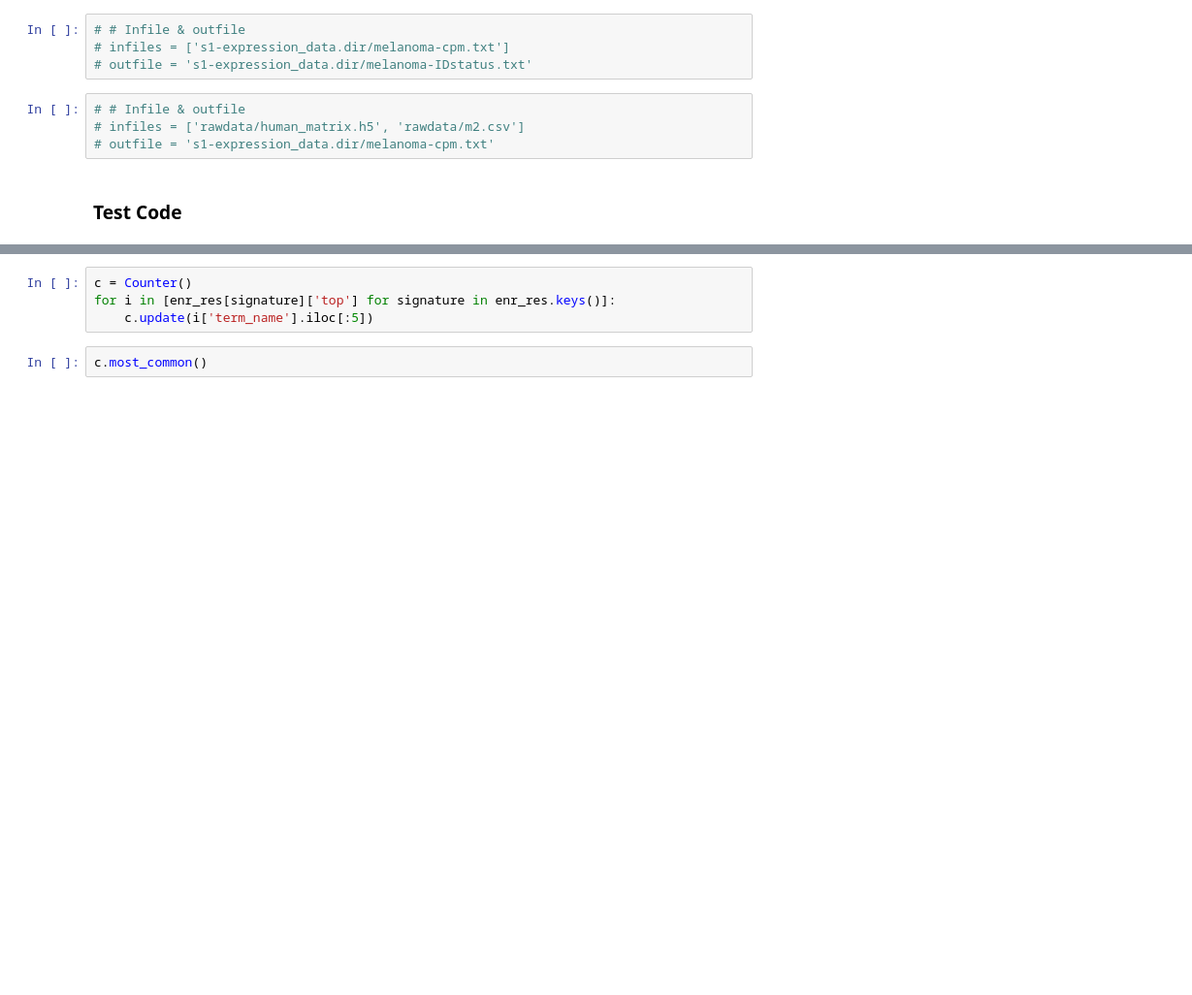
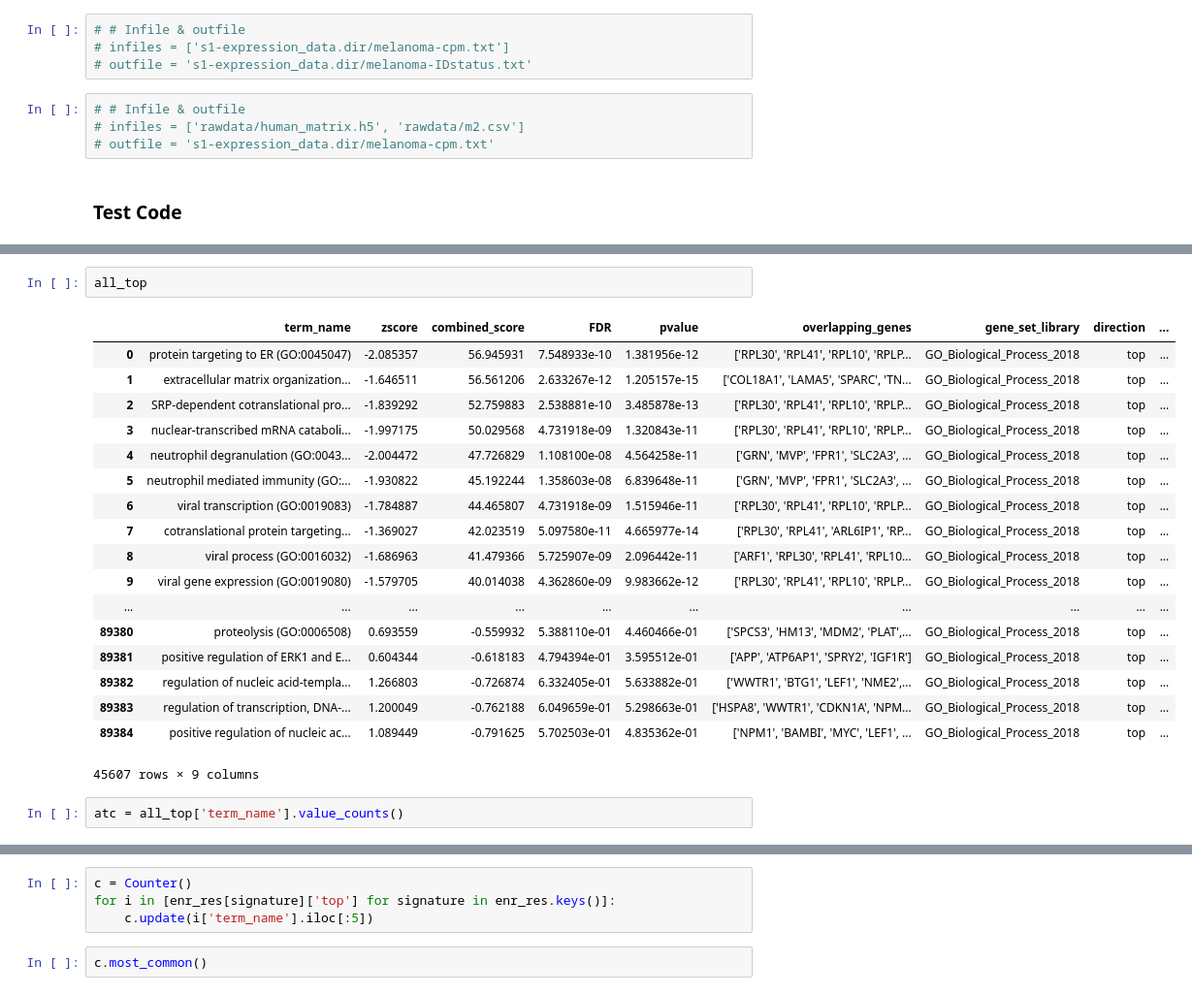
Before and after one commit to MaayanLab/human-melanoma-signature, a Jupyter notebook: pipeline/notebooks/Development.ipynb, the cells around one changed output, grey strips where cells are left out. Shown: that part at 97% size. Cells and saved outputs as stored; diff of their text form; blank space fills up the shorter version.

```diff
--- a/pipeline/notebooks/Development.ipynb
+++ b/pipeline/notebooks/Development.ipynb
@@ -179,0 +132,23 @@ defaultdict(None,
+# %%
+all_top
+# %% [output]
+|  | term_name | zscore | combined_score | FDR | pvalue | overlapping_genes | gene_set_library | direction | ... |
+| 0 | protein targeting to ER (GO:0045047) | -2.085357 | 56.945931 | 7.548933e-10 | 1.381956e-12 | ['RPL30', 'RPL41', 'RPL10', 'RPLP... | GO_Biological_Process_2018 | top | ... |
+| 1 | extracellular matrix organization... | -1.646511 | 56.561206 | 2.633267e-12 | 1.205157e-15 | ['COL18A1', 'LAMA5', 'SPARC', 'TN... | GO_Biological_Process_2018 | top | ... |
+| 2 | SRP-dependent cotranslational pro... | -1.839292 | 52.759883 | 2.538881e-10 | 3.485878e-13 | ['RPL30', 'RPL41', 'RPL10', 'RPLP... | GO_Biological_Process_2018 | top | ... |
+| 3 | nuclear-transcribed mRNA cataboli... | -1.997175 | 50.029568 | 4.731918e-09 | 1.320843e-11 | ['RPL30', 'RPL41', 'RPL10', 'RPLP... | GO_Biological_Process_2018 | top | ... |
+| 4 | neutrophil degranulation (GO:0043... | -2.004472 | 47.726829 | 1.108100e-08 | 4.564258e-11 | ['GRN', 'MVP', 'FPR1', 'SLC2A3', ... | GO_Biological_Process_2018 | top | ... |
+| 5 | neutrophil mediated immunity (GO:... | -1.930822 | 45.192244 | 1.358603e-08 | 6.839648e-11 | ['GRN', 'MVP', 'FPR1', 'SLC2A3', ... | GO_Biological_Process_2018 | top | ... |
+| 6 | viral transcription (GO:0019083) | -1.784887 | 44.465807 | 4.731918e-09 | 1.515946e-11 | ['RPL30', 'RPL41', 'RPL10', 'RPLP... | GO_Biological_Process_2018 | top | ... |
+| 7 | cotranslational protein targeting... | -1.369027 | 42.023519 | 5.097580e-11 | 4.665977e-14 | ['RPL30', 'RPL41', 'ARL6IP1', 'RP... | GO_Biological_Process_2018 | top | ... |
+| 8 | viral process (GO:0016032) | -1.686963 | 41.479366 | 5.725907e-09 | 2.096442e-11 | ['ARF1', 'RPL30', 'RPL41', 'RPL10... | GO_Biological_Process_2018 | top | ... |
+| 9 | viral gene expression (GO:0019080) | -1.579705 | 40.014038 | 4.362860e-09 | 9.983662e-12 | ['RPL30', 'RPL41', 'RPL10', 'RPLP... | GO_Biological_Process_2018 | top | ... |
+| ... | ... | ... | ... | ... | ... | ... | ... | ... | ... |
+| 89380 | proteolysis (GO:0006508) | 0.693559 | -0.559932 | 5.388110e-01 | 4.460466e-01 | ['SPCS3', 'HM13', 'MDM2', 'PLAT',... | GO_Biological_Process_2018 | top | ... |
+| 89381 | positive regulation of ERK1 and E... | 0.604344 | -0.618183 | 4.794394e-01 | 3.595512e-01 | ['APP', 'ATP6AP1', 'SPRY2', 'IGF1R'] | GO_Biological_Process_2018 | top | ... |
+| 89382 | regulation of nucleic acid-templa... | 1.266803 | -0.726874 | 6.332405e-01 | 5.633882e-01 | ['WWTR1', 'BTG1', 'LEF1', 'NME2',... | GO_Biological_Process_2018 | top | ... |
+| 89383 | regulation of transcription, DNA-... | 1.200049 | -0.762188 | 6.049659e-01 | 5.298663e-01 | ['HSPA8', 'WWTR1', 'CDKN1A', 'NPM... | GO_Biological_Process_2018 | top | ... |
+| 89384 | positive regulation of nucleic ac... | 1.089449 | -0.791625 | 5.702503e-01 | 4.835362e-01 | ['NPM1', 'BAMBI', 'MYC', 'LEF1', ... | GO_Biological_Process_2018 | top | ... |
+45607 rows × 9 columns
+# %%
+atc = all_top['term_name'].value_counts()
```
Also changed, not shown: parts of 34 cells of this notebook, 2 other files.
